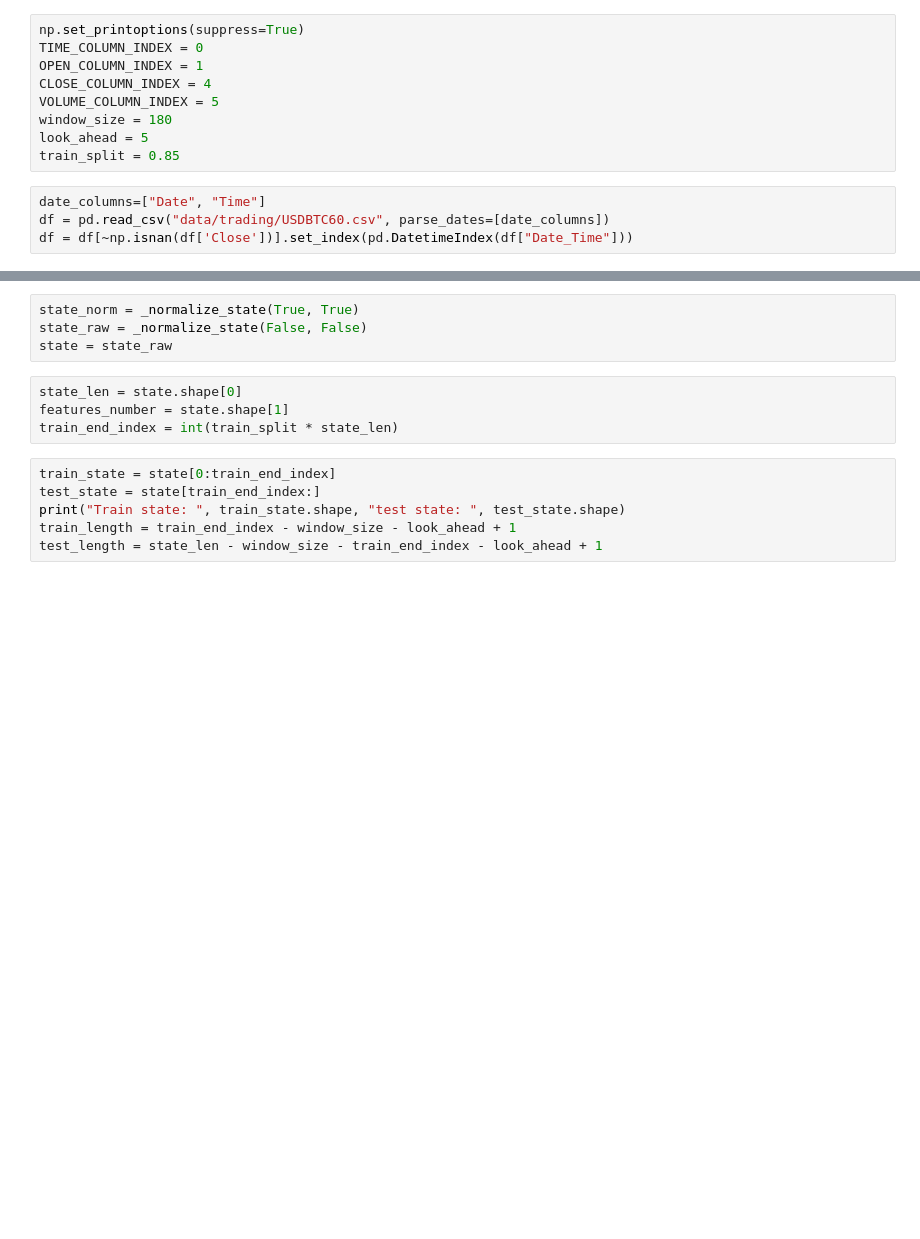
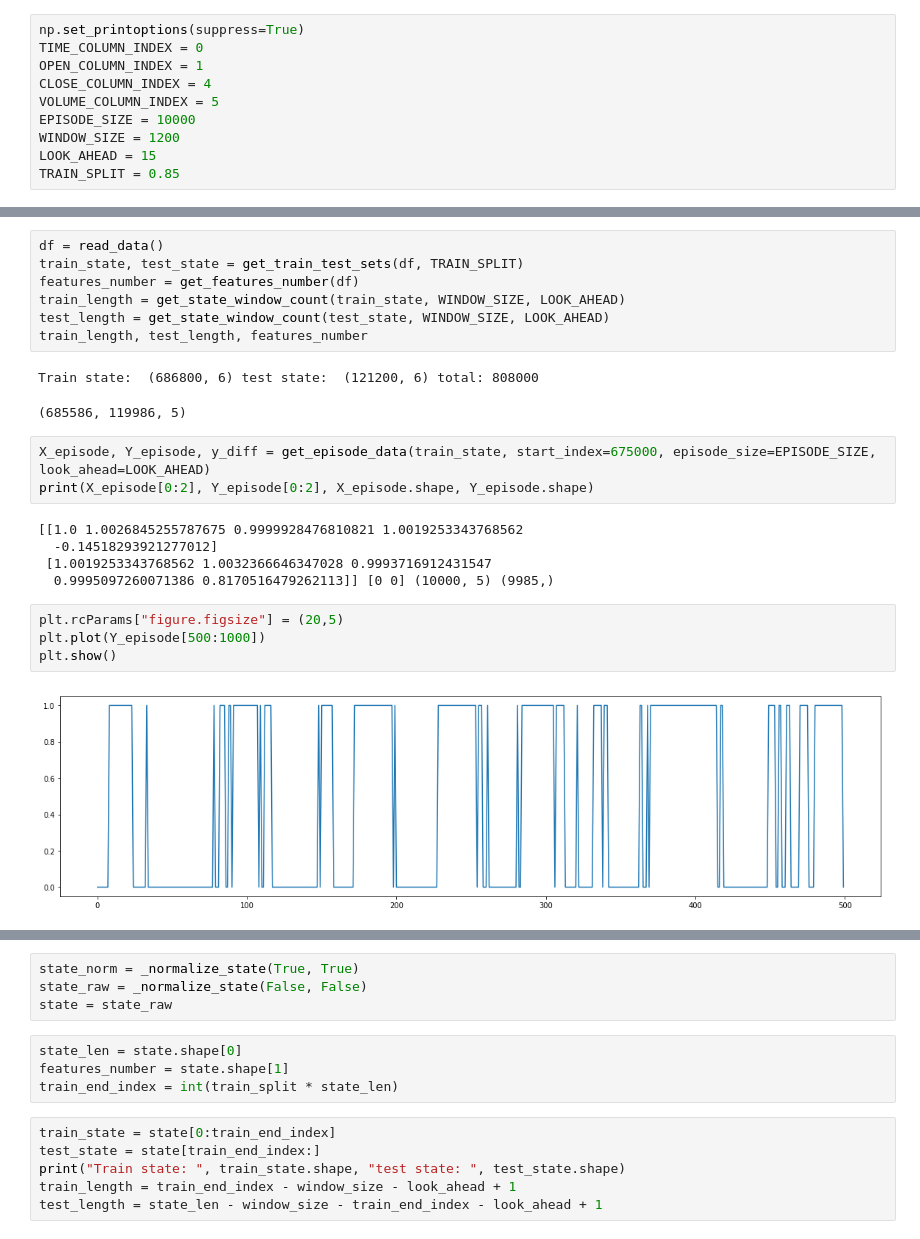
Before and after one commit to philipshurpik/coin-scripts, a Jupyter notebook: notebooks/trading_model_data.ipynb, the cells around one changed output, grey strips where cells are left out. Drawn from its saved outputs; the diff is of its cells as text; blank space fills up the shorter version.

Commit message:
trading pre processing - last version

```diff
--- a/notebooks/trading_model_data.ipynb
+++ b/notebooks/trading_model_data.ipynb
@@ -7,10 +8,7 @@ TIME_COLUMN_INDEX = 0
 OPEN_COLUMN_INDEX = 1
 CLOSE_COLUMN_INDEX = 4
 VOLUME_COLUMN_INDEX = 5
-window_size = 180
-look_ahead = 5
-train_split = 0.85
+EPISODE_SIZE = 10000
+WINDOW_SIZE = 1200
+LOOK_AHEAD = 15
+TRAIN_SPLIT = 0.85
-# %%
-date_columns=["Date", "Time"]
-df = pd.read_csv("data/trading/USDBTC60.csv", parse_dates=[date_columns])
-df = df[~np.isnan(df['Close'])].set_index(pd.DatetimeIndex(df["Date_Time"]))
@@ -21,0 +56,24 @@ df.shape
+# %%
+df = read_data()
+train_state, test_state = get_train_test_sets(df, TRAIN_SPLIT)
+features_number = get_features_number(df)
+train_length = get_state_window_count(train_state, WINDOW_SIZE, LOOK_AHEAD)
+test_length = get_state_window_count(test_state, WINDOW_SIZE, LOOK_AHEAD)
+train_length, test_length, features_number
+# %% [output]
+Train state:  (686800, 6) test state:  (121200, 6) total: 808000
+(685586, 119986, 5)
+# %%
+X_episode, Y_episode, y_diff = get_episode_data(train_state, start_index=675000, episode_size=EPISODE_SIZE, look_ahead=LOOK_AHEAD)
+print(X_episode[0:2], Y_episode[0:2], X_episode.shape, Y_episode.shape)
+# %% [output]
+[[1.0 1.0026845255787675 0.9999928476810821 1.0019253343768562
+  -0.14518293921277012]
+ [1.0019253343768562 1.0032366646347028 0.9993716912431547
+  0.9995097260071386 0.8170516479262113]] [0 0] (10000, 5) (9985,)
+# %%
+plt.rcParams["figure.figsize"] = (20,5)
+plt.plot(Y_episode[500:1000])
+plt.show()
+# %% [output]
+[figure, added]
```
Also changed, not shown: parts of 16 cells of this notebook.
